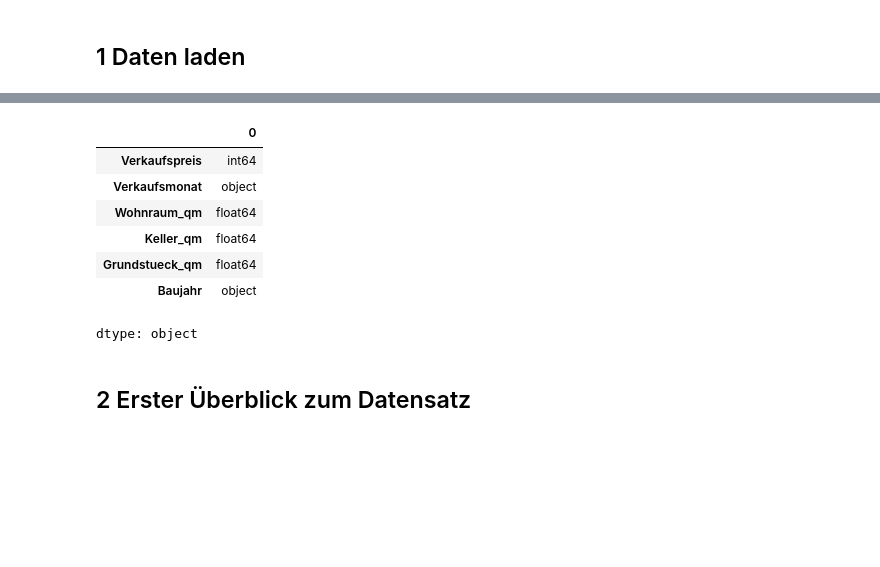
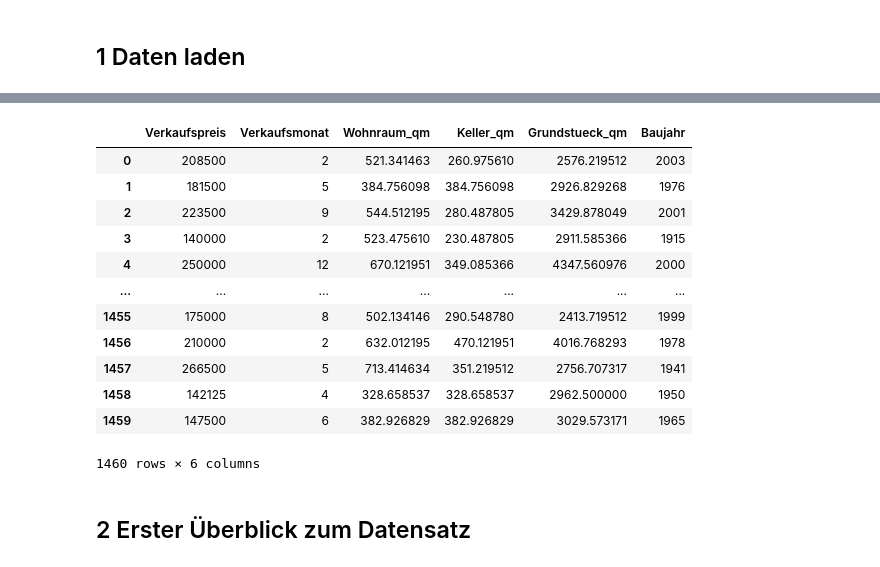
Before and after one commit to AlexKressner/Business_Intelligence, a Jupyter notebook: ML_Regression.ipynb, the cells around one changed output, grey strips where cells are left out. Cells and saved outputs as stored; diff of their text form; code cells hidden in the pictures; blank space fills up the shorter version.

```diff
--- a/ML_Regression.ipynb
+++ b/ML_Regression.ipynb
@@ -37,16 +31,21 @@ cols = [
 # Daten laden
 data = pd.read_csv(f"{path}house_price.txt", dtype=dtypes, usecols=cols)
 # %%
-data.dtypes
+data
 # %% [output]
-|  | 0 |
-| Verkaufspreis | int64 |
-| Verkaufsmonat | object |
-| Wohnraum_qm | float64 |
-| Keller_qm | float64 |
-| Grundstueck_qm | float64 |
-| Baujahr | object |
+|  | Verkaufspreis | Verkaufsmonat | Wohnraum_qm | Keller_qm | Grundstueck_qm | Baujahr |
+| 0 | 208500 | 2 | 521.341463 | 260.975610 | 2576.219512 | 2003 |
+| 1 | 181500 | 5 | 384.756098 | 384.756098 | 2926.829268 | 1976 |
+| 2 | 223500 | 9 | 544.512195 | 280.487805 | 3429.878049 | 2001 |
+| 3 | 140000 | 2 | 523.475610 | 230.487805 | 2911.585366 | 1915 |
+| 4 | 250000 | 12 | 670.121951 | 349.085366 | 4347.560976 | 2000 |
+| ... | ... | ... | ... | ... | ... | ... |
+| 1455 | 175000 | 8 | 502.134146 | 290.548780 | 2413.719512 | 1999 |
+| 1456 | 210000 | 2 | 632.012195 | 470.121951 | 4016.768293 | 1978 |
+| 1457 | 266500 | 5 | 713.414634 | 351.219512 | 2756.707317 | 1941 |
+| 1458 | 142125 | 4 | 328.658537 | 328.658537 | 2962.500000 | 1950 |
+| 1459 | 147500 | 6 | 382.926829 | 382.926829 | 3029.573171 | 1965 |
-dtype: object
+1460 rows × 6 columns
 # %% [markdown]
 ## 2 Erster Überblick zum Datensatz
 # %%
```
Also changed, not shown: parts of 31 cells of this notebook.
